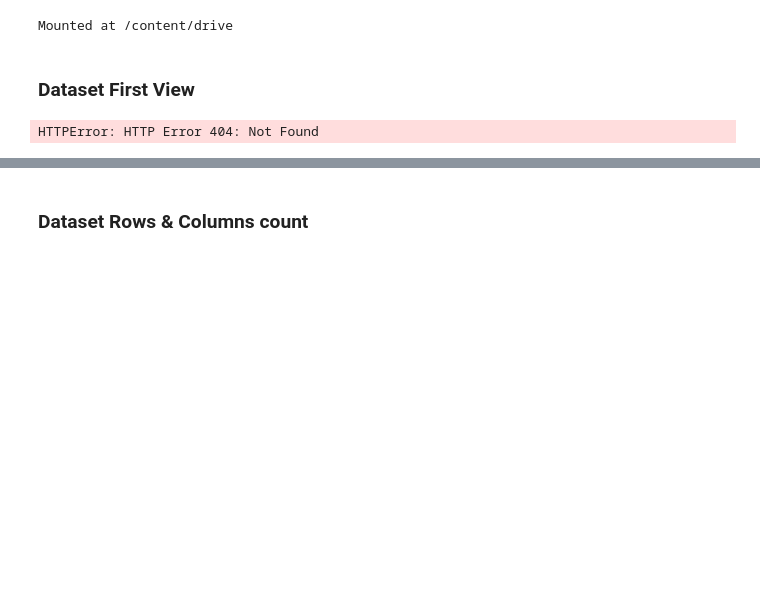
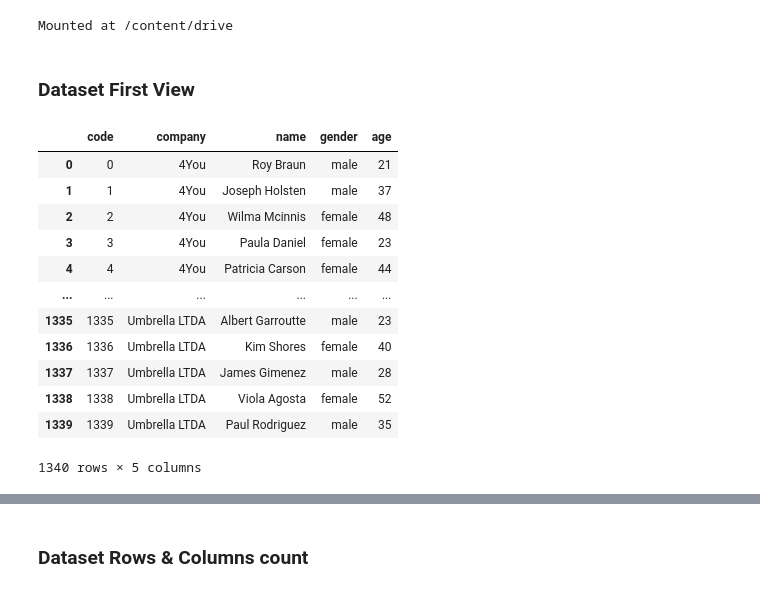
Before and after one commit to amol004/Voyage-Analytics-Integrating-MLOps-in-Travel, a Jupyter notebook: Capstone_Project_Productionization_of_ML_Systems.ipynb, the cells around one changed output, grey strips where cells are left out. Drawn from its saved outputs; the diff is of its cells as text; code cells hidden in the pictures; blank space fills up the shorter version.

```diff
--- a/Capstone_Project_Productionization_of_ML_Systems.ipynb
+++ b/Capstone_Project_Productionization_of_ML_Systems.ipynb
@@ -124,11 +123,3 @@ drive.mount('/content/drive')
 Mounted at /content/drive
 # %% [markdown]
 ### Dataset First View
-# %%
-# Dataset First Look
-# Importing user dataset
-url = '/content/drive/MyDrive/travel_capstone/users.csv'
-url = 'https://drive.google.com/uc?id=' + url.split('/')[-2]
-user = pd.read_csv(url, encoding='latin1')
-# %% [output]
-HTTPError: HTTP Error 404: Not Found
@@ -146,0 +126,18 @@ flights = pd.read_csv(url, encoding='latin1')
+# %%
+user = pd.read_csv('/content/drive/MyDrive/travel_capstone/users.csv', encoding='latin1')
+# %%
+user
+# %% [output]
+|  | code | company | name | gender | age |
+| 0 | 0 | 4You | Roy Braun | male | 21 |
+| 1 | 1 | 4You | Joseph Holsten | male | 37 |
+| 2 | 2 | 4You | Wilma Mcinnis | female | 48 |
+| 3 | 3 | 4You | Paula Daniel | female | 23 |
+| 4 | 4 | 4You | Patricia Carson | female | 44 |
+| ... | ... | ... | ... | ... | ... |
+| 1335 | 1335 | Umbrella LTDA | Albert Garroutte | male | 23 |
+| 1336 | 1336 | Umbrella LTDA | Kim Shores | female | 40 |
+| 1337 | 1337 | Umbrella LTDA | James Gimenez | male | 28 |
+| 1338 | 1338 | Umbrella LTDA | Viola Agosta | female | 52 |
+| 1339 | 1339 | Umbrella LTDA | Paul Rodriguez | male | 35 |
+1340 rows × 5 columns
```
Also changed, not shown: parts of 6 cells of this notebook.
